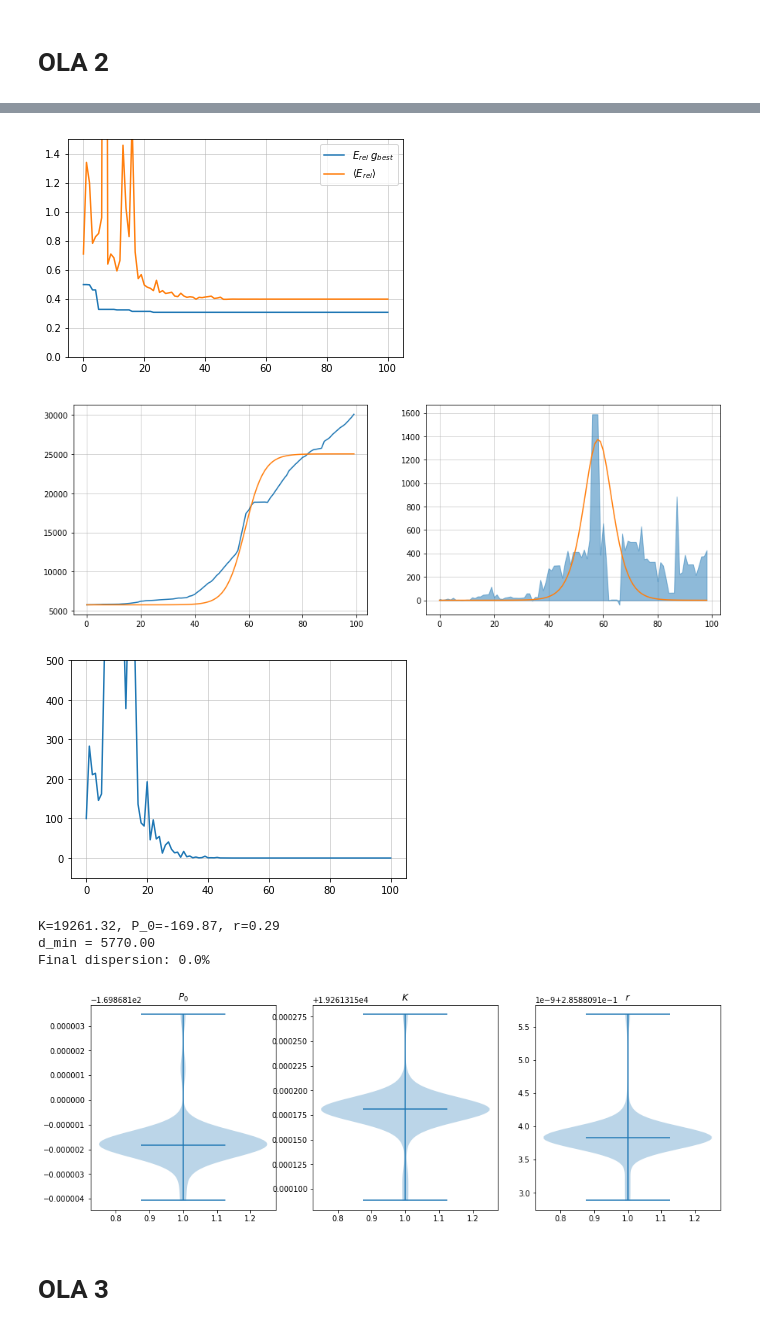
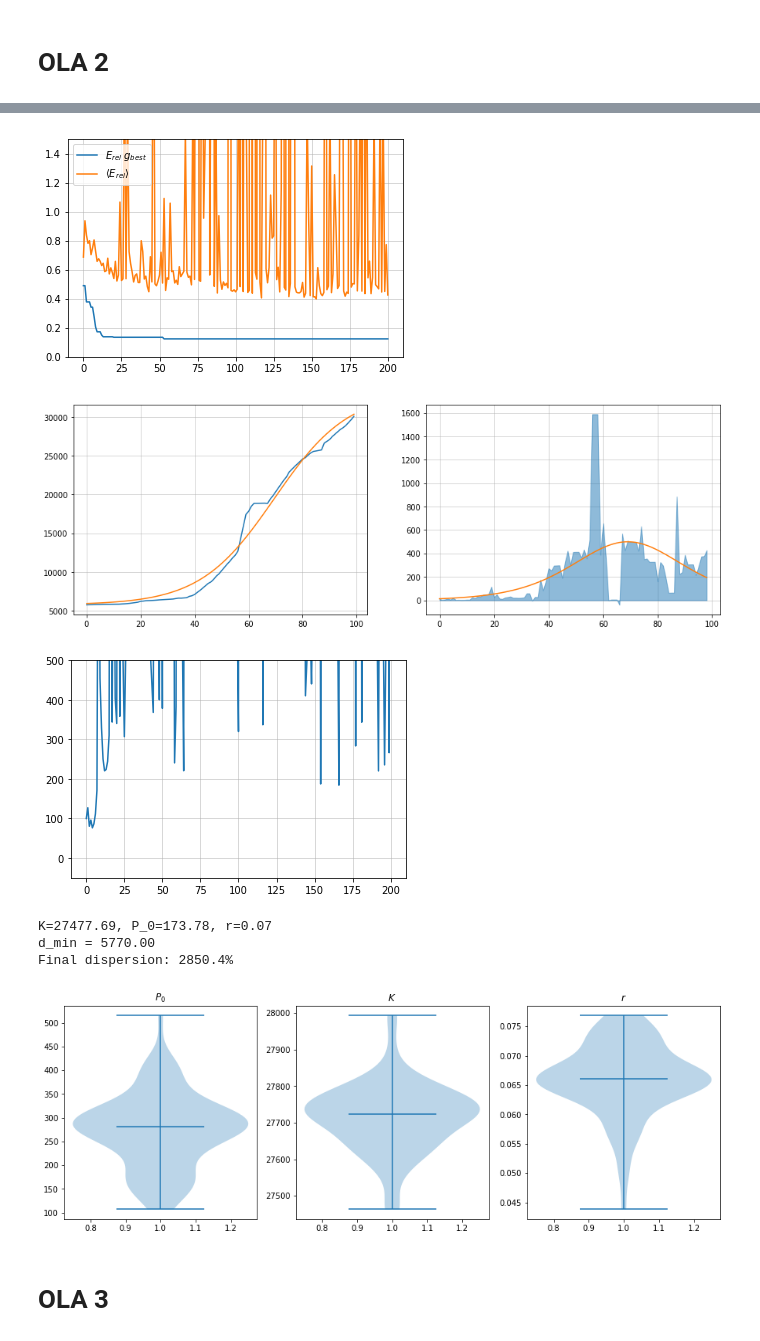
Before and after one commit to RubenIbarrondo/pso, a Jupyter notebook: Ajuste_covid.ipynb, the cells around one changed output, grey strips where cells are left out. Cells and saved outputs as stored; diff of their text form; code cells hidden in the pictures.

```diff
--- a/Ajuste_covid.ipynb
+++ b/Ajuste_covid.ipynb
@@ -16,6 +16,7 @@ def plot_fitness(fval, savepath=None):
     mft = np.quantile(fval, 0.90, axis=1)
 
     plt.plot(mf, color="C0")
+    plt.hlines(0.15, 0, len(mf), alpha=0.5, linewidth=1)
     plt.fill_between(np.arange(len(mf)), mfb, mft, alpha=0.5, color="C0")
     #plt.ylim([np.min(mf)*0.9, np.max(mf)*1.1])
 
@@ -134,17 +135,23 @@ def plot_parameters(x, savepath=None):
     fig, axs = plt.subplots(1, 3, figsize=[15, 5])
     ax1, ax2, ax3 = axs[:]
 
-    ax1.violinplot(x[:, 1],
+    q1, q2 = np.quantile(x[:, 1], q=[0.1, 0.9])
+    pfil = [x[i, 1] for i in np.where((x[:, 1]-q1)*(q2-x[:, 1]) > 0)]
+    ax1.violinplot(pfil,
                    showmeans=False,
                    showmedians=True)
     ax1.set_title('$P_0$')
 
-    ax2.violinplot(x[:, 0],
+    q1, q2 = np.quantile(x[:, 0], q=[0.1, 0.9])
+    kfil = [x[i, 0] for i in np.where((x[:, 0]-q1)*(q2-x[:, 0]) > 0)]
+    ax2.violinplot(kfil,
                    showmeans=False,
                    showmedians=True)
     ax2.set_title('$K$')
 
-    ax3.violinplot(x[:, 2],
+    q1, q2 = np.quantile(x[:, 2], q=[0.1, 0.9])
+    rfil = [x[i, 2] for i in np.where((x[:, 2]-q1)*(q2-x[:, 2]) > 0)]
+    ax3.violinplot(rfil,
                    showmeans=False,
                    showmedians=True)
     ax3.set_title('$r$')
@@ -156,5 +163,5 @@ def plot_parameters(x, savepath=None):
 # OLA 1
 # %%
 data = np.array(pd.read_csv('covid_aragon_ola_1')['PCR'])
-fval, x, x0, X = covid_rr_pso.fit_covid_wave(data, max_iter=100, test_number=10, tol=.15)
+errevol, x, x0, X = covid_rr_pso.fit_covid_wave(data, max_iter=200, test_number=20, nparticles=100, tol=0.15)
 # %%
@@ -185,15 +192,15 @@ Final dispersion: 0.0%
 # OLA 2
 # %%
 data = np.array(pd.read_csv('covid_aragon_ola_2')['PCR'])
-fval, x, x0, X= covid_rr_pso.fit_covid_wave(data, max_iter=100, test_number=10, tol=.15)
+errevol, x, x0, X= covid_rr_pso.fit_covid_wave(data, max_iter=200, test_number=20, nparticles=100, tol=0.15)
 # %%
-plot_fitness(fval, "ola2")
+plot_fitness(errevol, "ola2")
 
 plot_convergence(data, X)
 
 plot_waves(data, x0, "ola2")
 
-plot_dispersion(X, "ola1")
+plot_dispersion(X, "ola2")
 
 print("K={:.2f}, P_0={:.2f}, r={:.2f}".format(*x0))
 print("d_min = {:.2f}".format(np.min(data)))
@@ -206,10 +213,10 @@ plot_parameters(x, "ola2")
-[figure, old version]
+[figure, new version]
-[figure, old version]
+[figure, new version]
-[figure, old version]
+[figure, new version]
-K=19261.32, P_0=-169.87, r=0.29
+K=27477.69, P_0=173.78, r=0.07
 d_min = 5770.00
-Final dispersion: 0.0%
+Final dispersion: 2850.4%
-[figure, old version]
+[figure, new version]
 # %% [markdown]
 # OLA 3
 # %%
```
Also changed, not shown: parts of 7 cells of this notebook, 1 other file.
